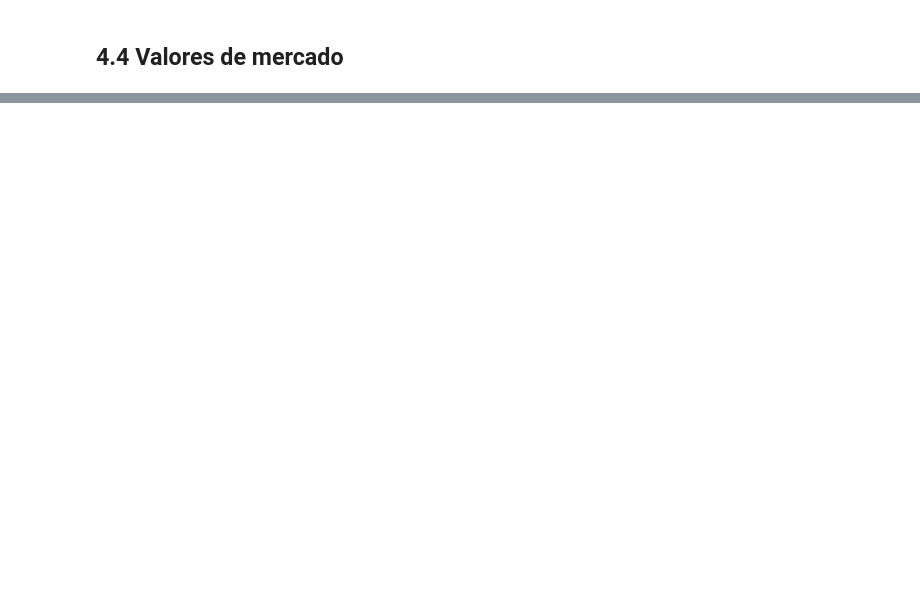
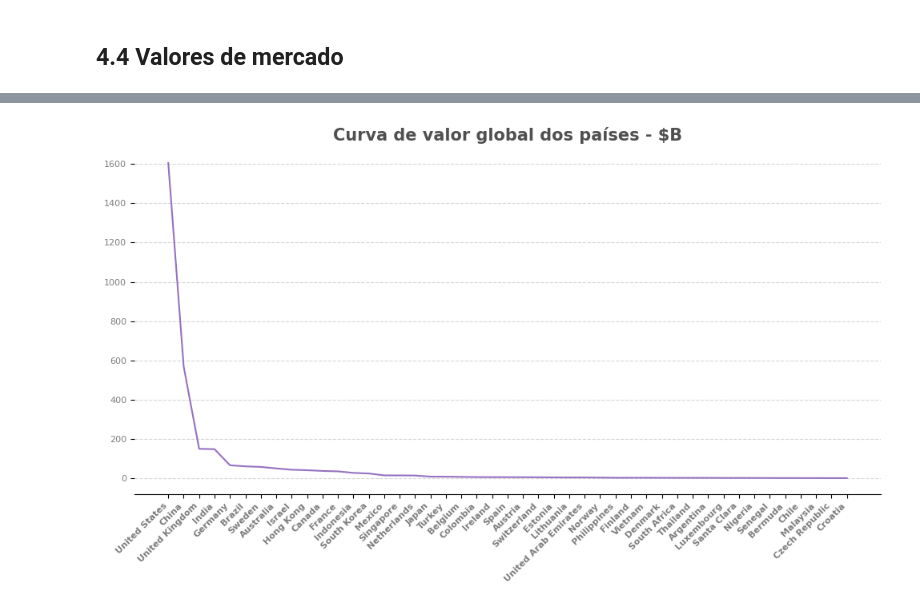
Before and after one commit to Marcos-Beck/Empresas_Unicornios, a Jupyter notebook: projeto_emp-unicornios.ipynb, the cells around one changed output, grey strips where cells are left out. Cells and saved outputs as stored; diff of their text form; code cells hidden in the pictures; blank space fills up the shorter version.

```diff
--- a/projeto_emp-unicornios.ipynb
+++ b/projeto_emp-unicornios.ipynb
@@ -715,0 +745,56 @@ data_base.groupby(['PAIS'])['VALOR ($B)'].sum().reset_index().sort_values('VALOR
+# %%
+# tamanho do
+
+plt.figure(
+    figsize=(10,6)
+)
+
+# titulo
+
+plt.title(
+    'Curva de valor global dos países - $B',
+    fontsize = 15,
+    fontweight = 'bold',
+    color = "#505050",
+    loc= 'center',
+    )
+
+# eixos
+plt.yticks(
+    color = '#7C7C7C',
+    fontsize = 8
+    )
+plt.xticks(
+    rotation=45,
+    ha='right',
+    color = '#7C7C7C',
+    fontsize = 8,
+    fontweight = 'bold'
+    )
+
+# grid
+
+plt.grid(
+    axis='y',
+    linestyle = '--',
+    alpha = 0.5,
+    zorder = 0
+    )
+
+# linha
+plt.plot(
+    tabela_valores_pais['PAIS'],
+    tabela_valores_pais['VALOR ($B)'],
+    color = "#9671C2",
+    zorder = 2
+    );
+
+# bordas
+ax = plt.gca()
+ax.spines['top'].set_visible(False)
+ax.spines['left'].set_visible(False)
+ax.spines['right'].set_visible(False)
+
+plt.tight_layout()
+# %% [output]
+[figure, added]
```
Also changed, not shown: parts of 11 cells of this notebook.
